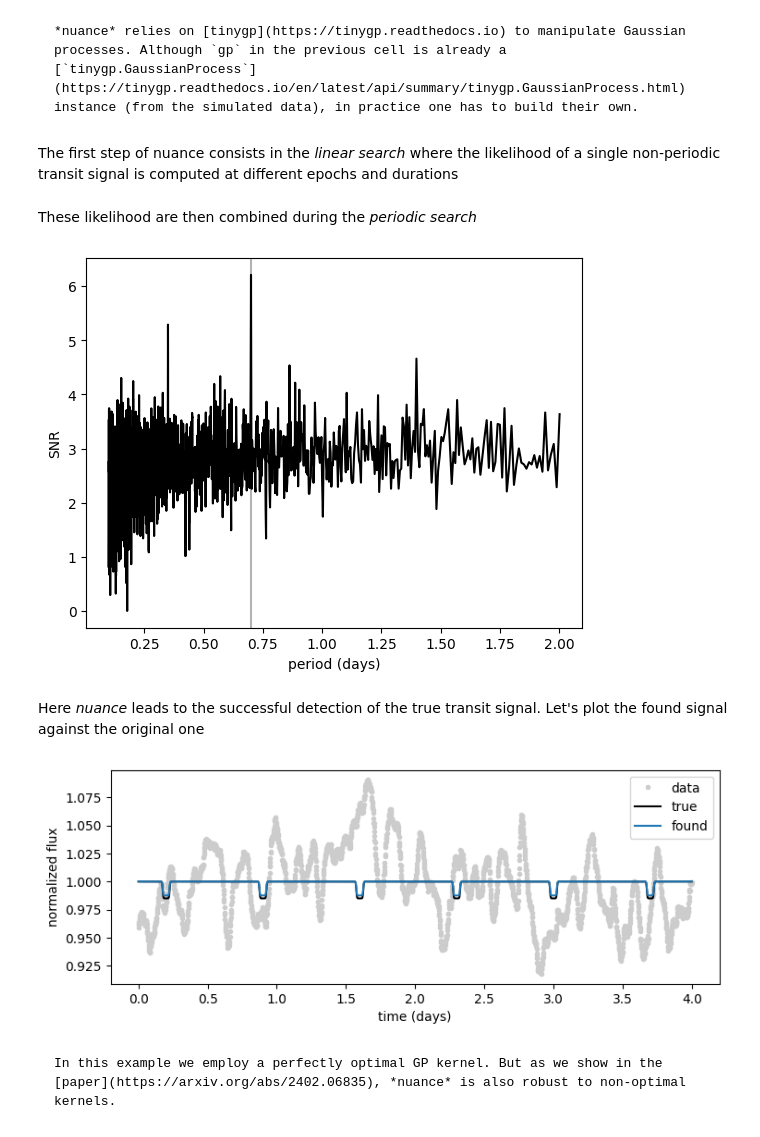
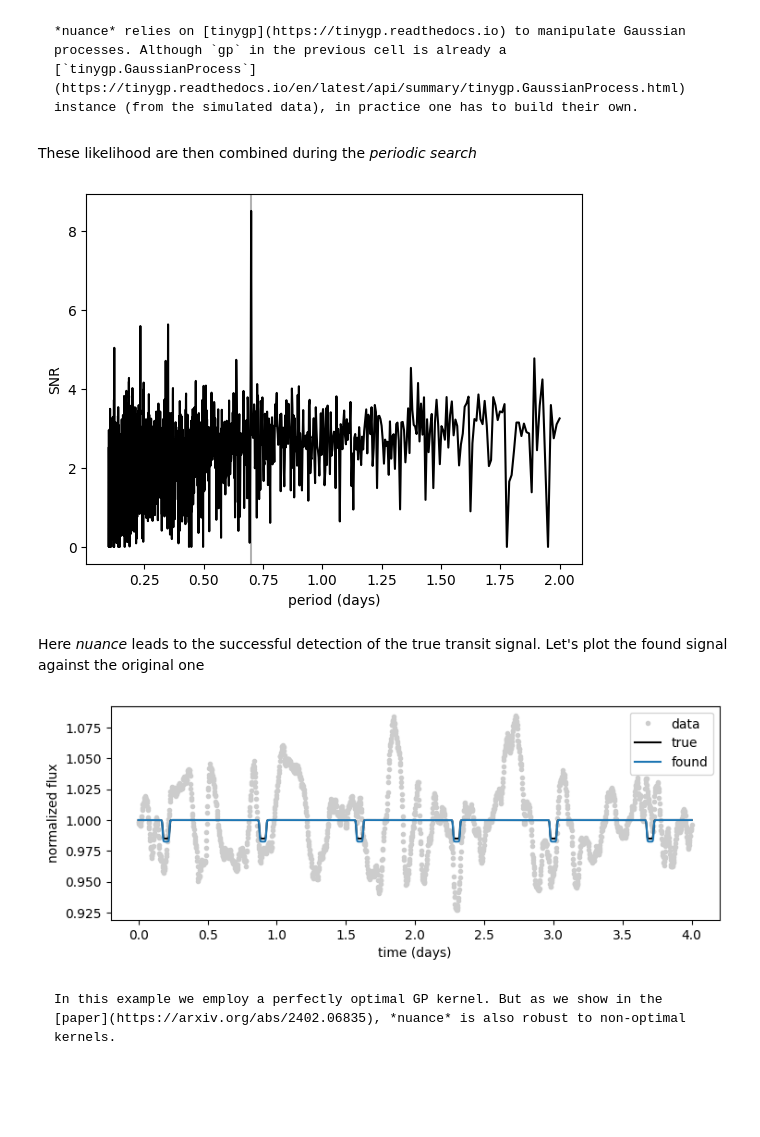
Before and after one commit to lgrcia/nuance, a Jupyter notebook: docs/notebooks/motivation.ipynb, the cells around one changed output. Cells and saved outputs as stored; diff of their text form; code cells hidden in the pictures; blank space fills up the shorter version.

Commit message:
docs: update to new functional style

````diff
--- a/docs/notebooks/motivation.ipynb
+++ b/docs/notebooks/motivation.ipynb
@@ -5,14 +5,20 @@ Depending on the noise characteristics, detrending light curves before searching
 
 Let's show an example of that by generating a light curve containing a periodic transit signal and some correlated noise
 # %%
-import tinygp
-from nuance.utils import simulated
+import jax
+import numpy as np
+from nuance import core
 import matplotlib.pyplot as plt
+from tinygp import GaussianProcess, kernels
 
-true = dict(t0=0.2, depth=1.5e-2, D=0.05, P=0.7)
-(time, flux, error), X, gp = simulated(
-    kernel=tinygp.kernels.quasisep.Matern32(sigma=3e-2, scale=true["D"]), **true
-)
+depth = 1.5e-2
+error = 0.001
+time = np.linspace(0, 4.0, 2000)
+transit_params = dict(epoch=0.2, duration=0.05, period=0.7)
+transit_model = depth * core.transit(time, **transit_params)
+kernel = kernels.quasisep.Matern32(sigma=3e-2, scale=transit_params["duration"])
+gp = GaussianProcess(kernel, time, diag=error**2)
+flux = transit_model + gp.sample(jax.random.PRNGKey(0)) + 1.0
 
 plt.figure(figsize=(8.5, 3))
 plt.plot(time, flux, ".", c="0.8")
@@ -55,7 +61,7 @@ from astropy.timeseries import BoxLeastSquares
 
 def bls(time, flux, error, objective=None):
     model = BoxLeastSquares(time, flux, dy=error)
-    periodogram = model.autopower(true["D"], objective=objective)
+    periodogram = model.autopower(transit_params["duration"], objective=objective)
     periods = periodogram.period
     power = periodogram.power
     return periods, power
@@ -64,7 +70,7 @@ def bls(time, flux, error, objective=None):
 periods, snr = bls(time, detrended_flux, error)
 
 plt.plot(periods, snr, "k")
-plt.axvline(true["P"], color="k", alpha=0.3, label="true period")
+plt.axvline(transit_params["period"], color="k", alpha=0.3, label="true period")
 plt.legend()
 plt.xlabel("period (days)")
 _ = plt.ylabel("BLS power")
@@ -153,6 +155,11 @@ nu = Nuance(time, flux, gp=gp)
+# %%
+from nuance.linear_search import linear_search
+
+epochs = time.copy()
+durations = np.array([0.01, transit_params["duration"]])
+
+ls = linear_search(time, flux, gp=gp)(epochs, durations)
 # %% [markdown]
 ```{important}
 *nuance* relies on [tinygp](https://tinygp.readthedocs.io) to manipulate Gaussian processes. Although `gp` in the previous cell is already a [`tinygp.GaussianProcess`](https://tinygp.readthedocs.io/en/latest/api/summary/tinygp.GaussianProcess.html) instance (from the simulated data), in practice one has to build their own.
 ```
-# %% [markdown]
-The first step of nuance consists in the *linear search* where the likelihood of a single non-periodic transit signal is computed at different epochs and durations
@@ -163,34 +166,33 @@ nu.linear_search(t0s, Ds)
 # %% [markdown]
 These likelihood are then combined during the *periodic search*
 # %%
-search = nu.periodic_search(periods)
+from nuance.periodic_search import periodic_search
 
-plt.plot(periods, search.Q_snr, "k")
-plt.axvline(true["P"], color="k", alpha=0.3, label="true period")
+snr_function = jax.jit(core.snr(time, flux, gp=gp))
+ps_function = periodic_search(epochs, durations, ls, snr_function)
+snr, params = ps_function(periods)
+
+plt.plot(periods, snr, "k")
+plt.axvline(transit_params["period"], color="k", alpha=0.3, label="true period")
 plt.xlabel("period (days)")
 _ = plt.ylabel("SNR")
 # %% [output]
-[figure, old version]
+[figure, new version]
 # %% [markdown]
 Here *nuance* leads to the successful detection of the true transit signal. Let's plot the found signal against the original one
 # %%
-from nuance import core
-
-linear, found, noise = nu.models(*search.best)
-
-true_transit = true["depth"] * core.transit(
-    time, true["t0"], true["D"], P=true["P"]
-)
+best_params = params[np.argmax(snr)]
+linear, found, noise = core.separate_models(time, flux, gp=gp)(*best_params)
 
 plt.figure(figsize=(8.5, 3))
 plt.plot(time, flux, ".", c="0.8", label="data")
-plt.plot(time, true_transit + 1.0, "k", label="true")
+plt.plot(time, transit_model + 1.0, "k", label="true")
 plt.plot(time, found + 1.0, "C0", label="found")
 plt.legend()
 plt.ylabel("normalized flux")
 _ = plt.xlabel("time (days)")
 # %% [output]
-[figure, old version]
+[figure, new version]
 # %% [markdown]
 ```{note}
 In this example we employ a perfectly optimal GP kernel. But as we show in the [paper](https://arxiv.org/abs/2402.06835), *nuance* is also robust to non-optimal kernels.
````
Also changed, not shown: parts of 11 cells of this notebook, 10 other files.
